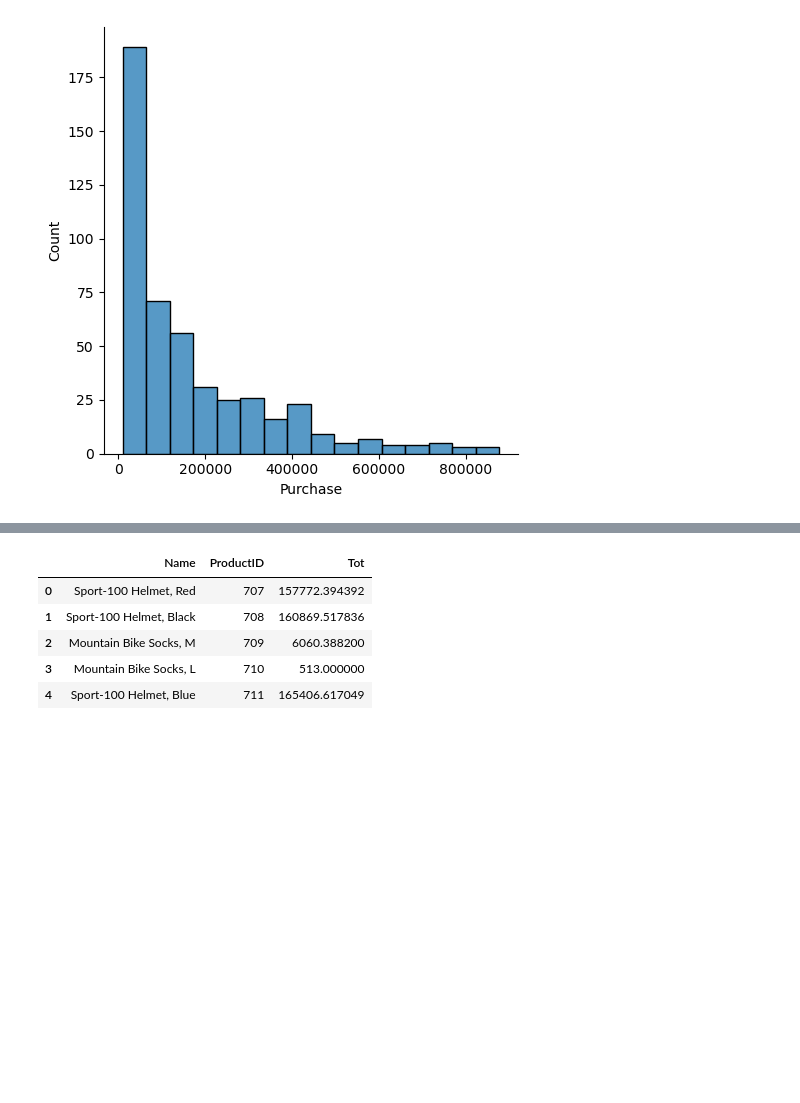
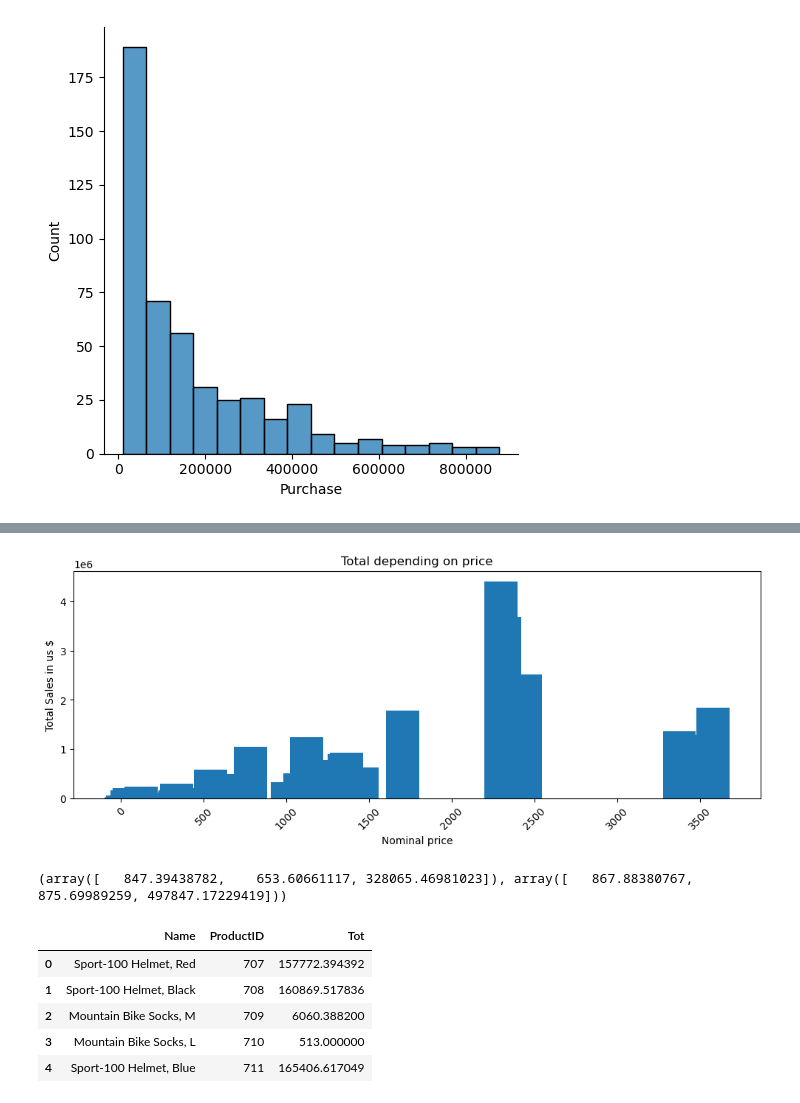
Before and after one commit to giorgio-solinas1980/sql, a Jupyter notebook: SqlKunskapKontroll.ipynb, the cells around one changed output, grey strips where cells are left out. Saved outputs shown, nothing was run; the diff lists cells and outputs as text; code cells hidden in the pictures; blank space fills up the shorter version.

```diff
--- a/SqlKunskapKontroll.ipynb
+++ b/SqlKunskapKontroll.ipynb
@@ -161,3 +158,19 @@ most_sold_df
+# %%
+fig, ax = plt.subplots(figsize=(12,4))
+ax.bar(sales_by_unitprice_df['ListPrice'],sales_by_unitprice_df['somma'], width=200)
+ax.set_xlabel('Nominal price')
+ax.set_ylabel('Total Sales in us $')
+ax.set_title('Total depending on price')
+plt.xticks(rotation=45)
+plt.show()
+# %% [output]
+[figure, added]
+# %%
+ci = stats.t.interval(0.95, df=len(sales_by_unitPrice_df)-1, loc=np.mean(
+sales_by_unitPrice_df), scale=np.std(sales_by_unitPrice_df, ddof=1) / np.sqrt(len(sales_by_unitPrice_df)))
+print(ci)
+# %% [output]
+(array([   847.39438782,    653.60661117, 328065.46981023]), array([   867.88380767,    875.69989259, 497847.17229419]))
 # %%
 #str_list = [str(number) for number in most_sold_df['ProductID']]
 # %%
```
Also changed, not shown: parts of 18 cells of this notebook, 1 other file.
